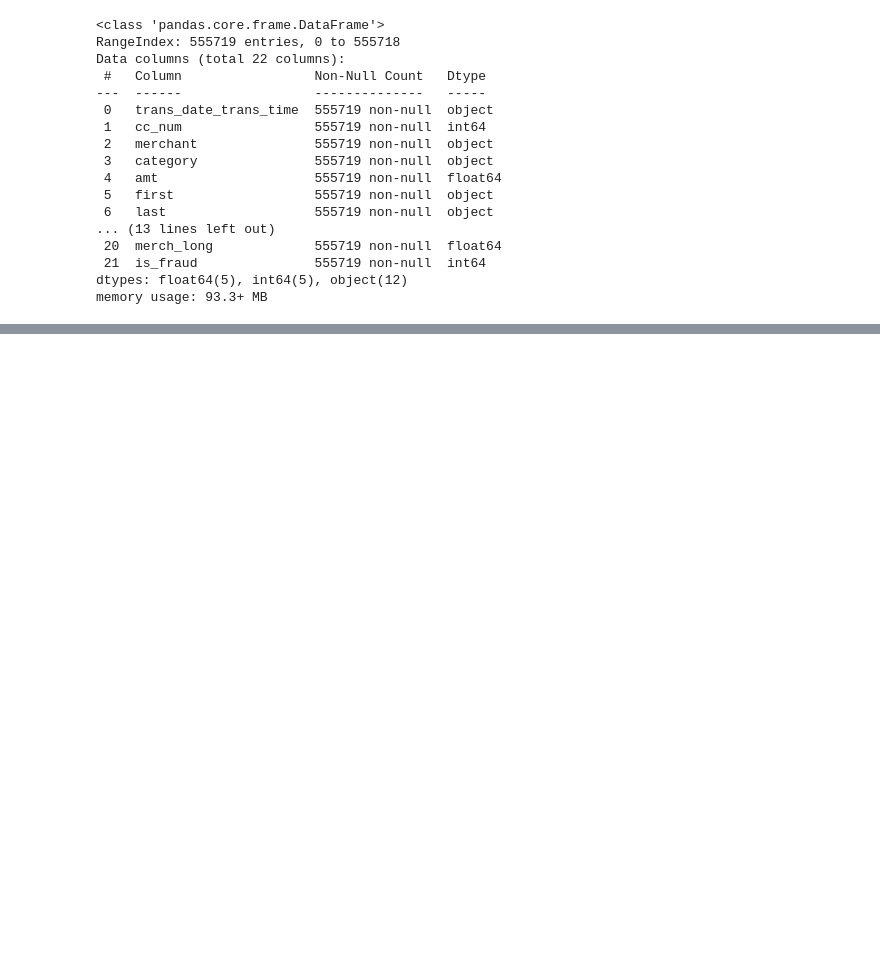
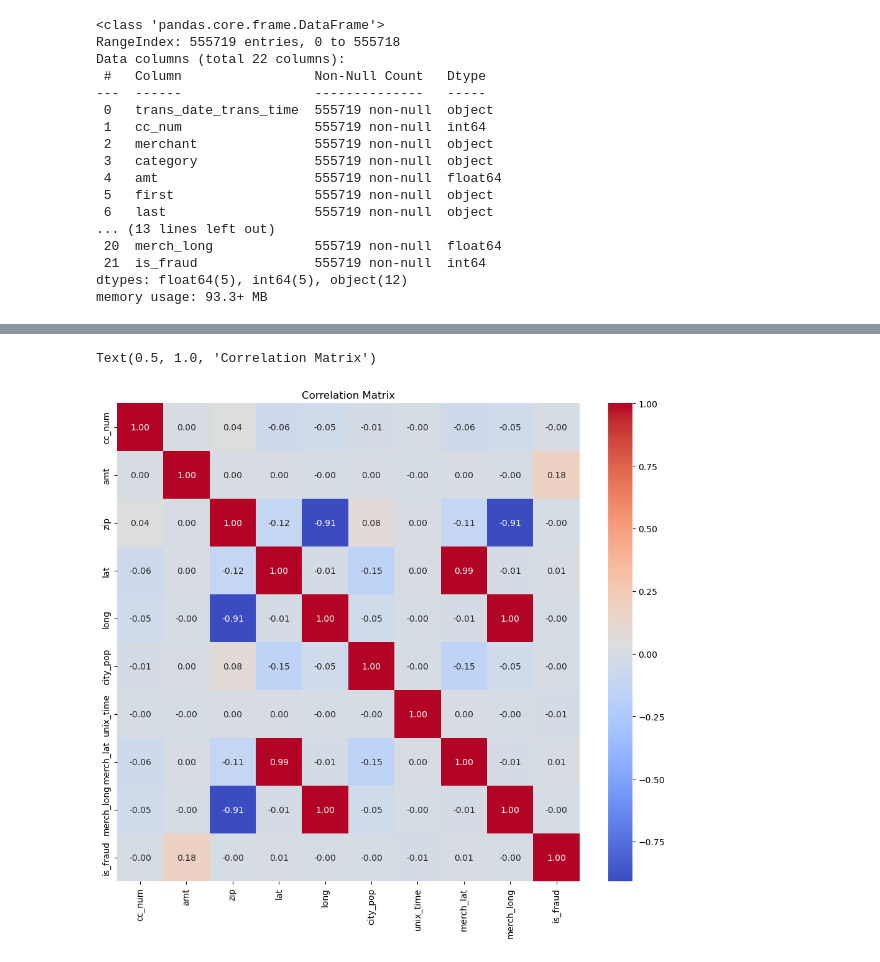
Before and after one commit to thanhdcng/detect-fraudulent-credit-card-transactions, a Jupyter notebook: notebooks/EDA_and_Preprocessing.ipynb, the cells around one changed output, grey strips where cells are left out. Drawn from its saved outputs; the diff is of its cells as text; code cells hidden in the pictures; blank space fills up the shorter version.

```diff
--- a/notebooks/EDA_and_Preprocessing.ipynb
+++ b/notebooks/EDA_and_Preprocessing.ipynb
@@ -54,0 +92,11 @@ memory usage: 93.3+ MB
+# %%
+# Correlation matrix
+correlation_matrix = df.corr()
+# %%
+# Plotting the correlation matrix
+plt.figure(figsize=(12, 10))
+sns.heatmap(correlation_matrix, annot=True, fmt='.2f', cmap='coolwarm')
+plt.title('Correlation Matrix')
+# %% [output]
+Text(0.5, 1.0, 'Correlation Matrix')
+[figure, added]
```
Also changed, not shown: parts of 34 cells of this notebook.
